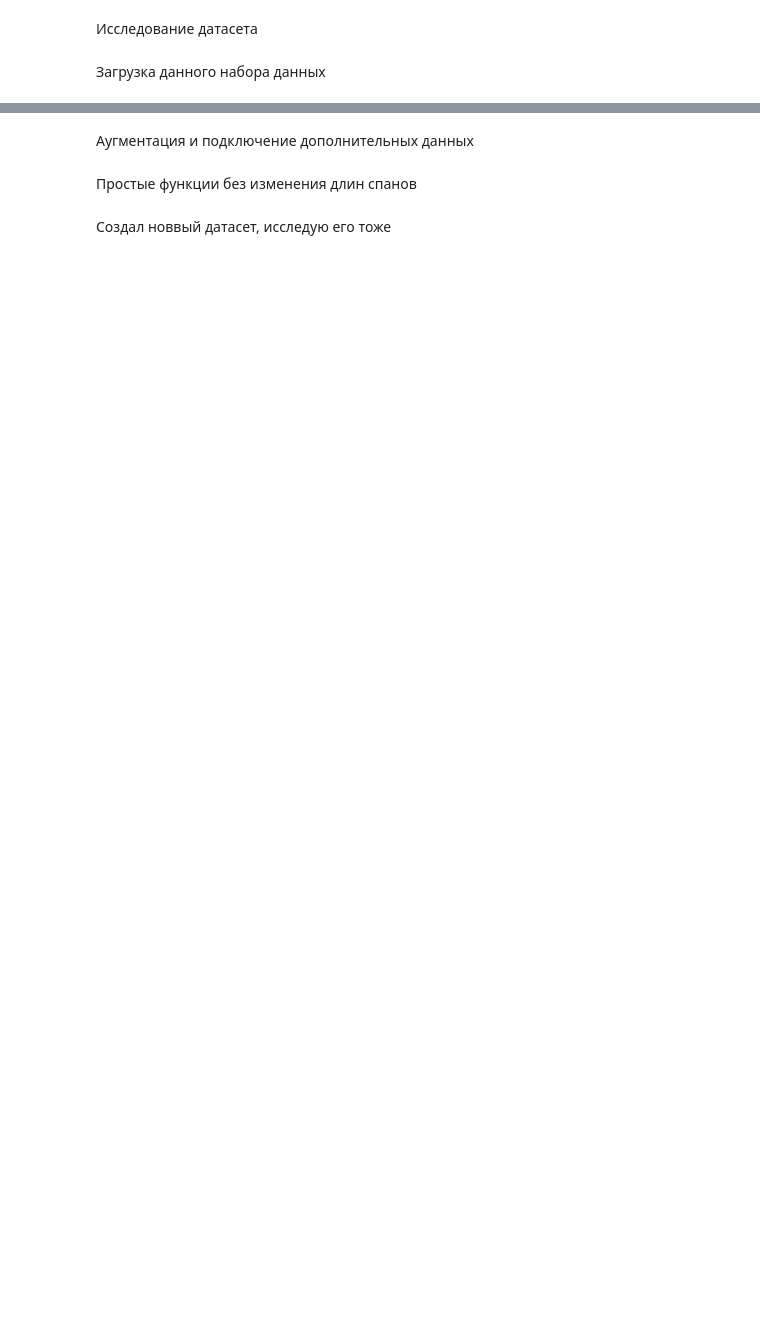
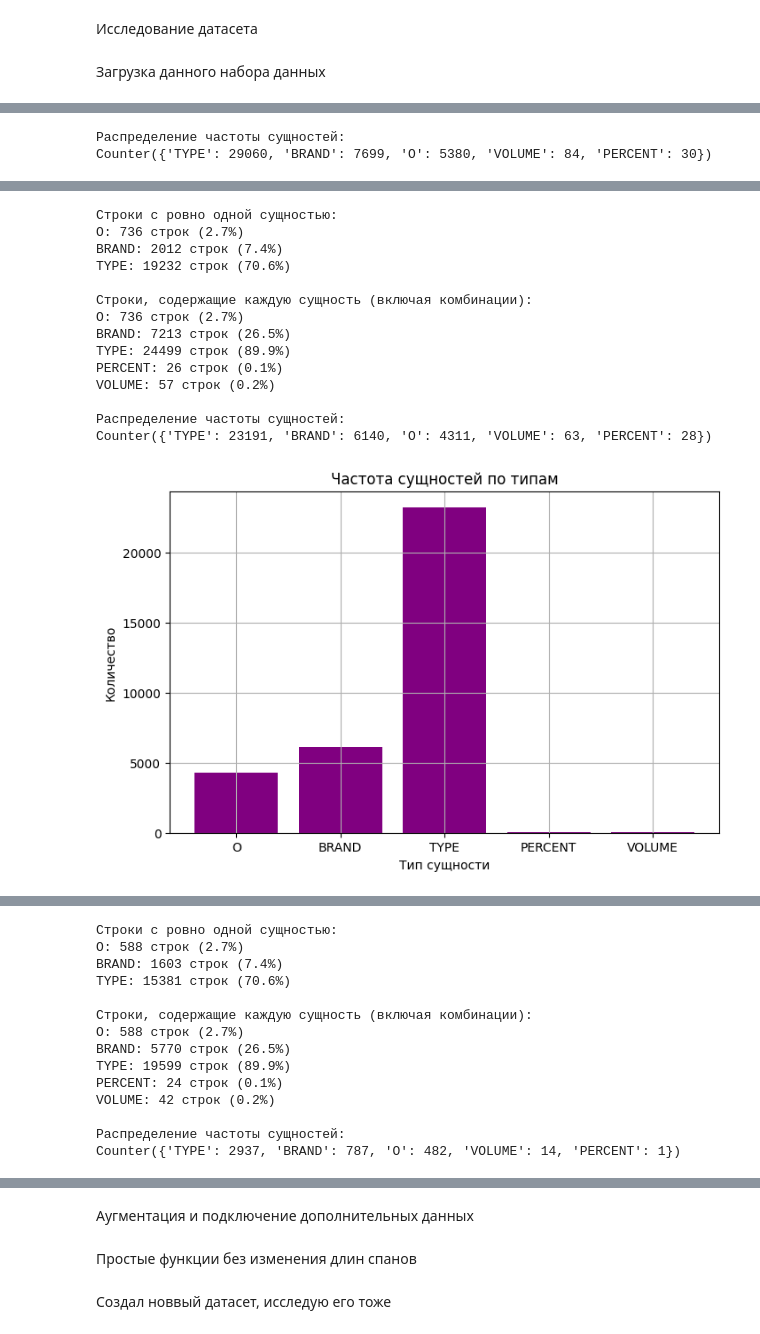
Before and after one commit to tokarevdr/ner-x5-hackathon, a Jupyter notebook: ML_PART/Data_explorer.ipynb, the cells around one changed output, grey strips where cells are left out. Drawn from its saved outputs; the diff is of its cells as text; code cells hidden in the pictures; blank space fills up the shorter version.

```diff
--- a/ML_PART/Data_explorer.ipynb
+++ b/ML_PART/Data_explorer.ipynb
@@ -675,0 +559,2 @@ KeyError: "['annotation_parsed', 'entity_types'] not found in axis"
+# %%
+df_start = normalize_whitespace_characters(df_start)
@@ -675,0 +567,2 @@ KeyError: "['annotation_parsed', 'entity_types'] not found in axis"
+# %%
+df_start['annotation_parsed'] = df_start['annotation'].apply(ast.literal_eval)
@@ -675,0 +583,2 @@ KeyError: "['annotation_parsed', 'entity_types'] not found in axis"
+# %%
+df_start['entity_types'] = df_start['annotation_parsed'].apply(get_entity_types)
@@ -675,0 +678,2 @@ KeyError: "['annotation_parsed', 'entity_types'] not found in axis"
+# %%
+train_df, val_df, test_df = split_data_stratified(df_start, test_size=0.1, val_size=0.1)
@@ -675,0 +698,11 @@ KeyError: "['annotation_parsed', 'entity_types'] not found in axis"
+# %%
+for df in [df_start, train_df, val_df, test_df]:
+  if 'entity_types' and 'entity_types' not in df.columns:
+    df['annotation_parsed'] = df['annotation'].apply(ast.literal_eval)
+    df['entity_types'] = df['annotation_parsed'].apply(get_entity_types)
+  plot_entity_frequency(df)
+  plot_entity_distributions(df)
+  df.drop(columns=['annotation_parsed', 'entity_types'])
+# %% [output]
+Распределение частоты сущностей:
+Counter({'TYPE': 29060, 'BRAND': 7699, 'O': 5380, 'VOLUME': 84, 'PERCENT': 30})
@@ -675,0 +711,15 @@ KeyError: "['annotation_parsed', 'entity_types'] not found in axis"
+Строки с ровно одной сущностью:
+O: 736 строк (2.7%)
+BRAND: 2012 строк (7.4%)
+TYPE: 19232 строк (70.6%)
+
+Строки, содержащие каждую сущность (включая комбинации):
+O: 736 строк (2.7%)
+BRAND: 7213 строк (26.5%)
+TYPE: 24499 строк (89.9%)
+PERCENT: 26 строк (0.1%)
+VOLUME: 57 строк (0.2%)
+
+Распределение частоты сущностей:
+Counter({'TYPE': 23191, 'BRAND': 6140, 'O': 4311, 'VOLUME': 63, 'PERCENT': 28})
+[figure, added]
@@ -675,0 +727,14 @@ KeyError: "['annotation_parsed', 'entity_types'] not found in axis"
+Строки с ровно одной сущностью:
+O: 588 строк (2.7%)
+BRAND: 1603 строк (7.4%)
+TYPE: 15381 строк (70.6%)
+
+Строки, содержащие каждую сущность (включая комбинации):
+O: 588 строк (2.7%)
+BRAND: 5770 строк (26.5%)
+TYPE: 19599 строк (89.9%)
+PERCENT: 24 строк (0.1%)
+VOLUME: 42 строк (0.2%)
+
+Распределение частоты сущностей:
+Counter({'TYPE': 2937, 'BRAND': 787, 'O': 482, 'VOLUME': 14, 'PERCENT': 1})
```
Also changed, not shown: parts of 51 cells of this notebook, 2 other files.
